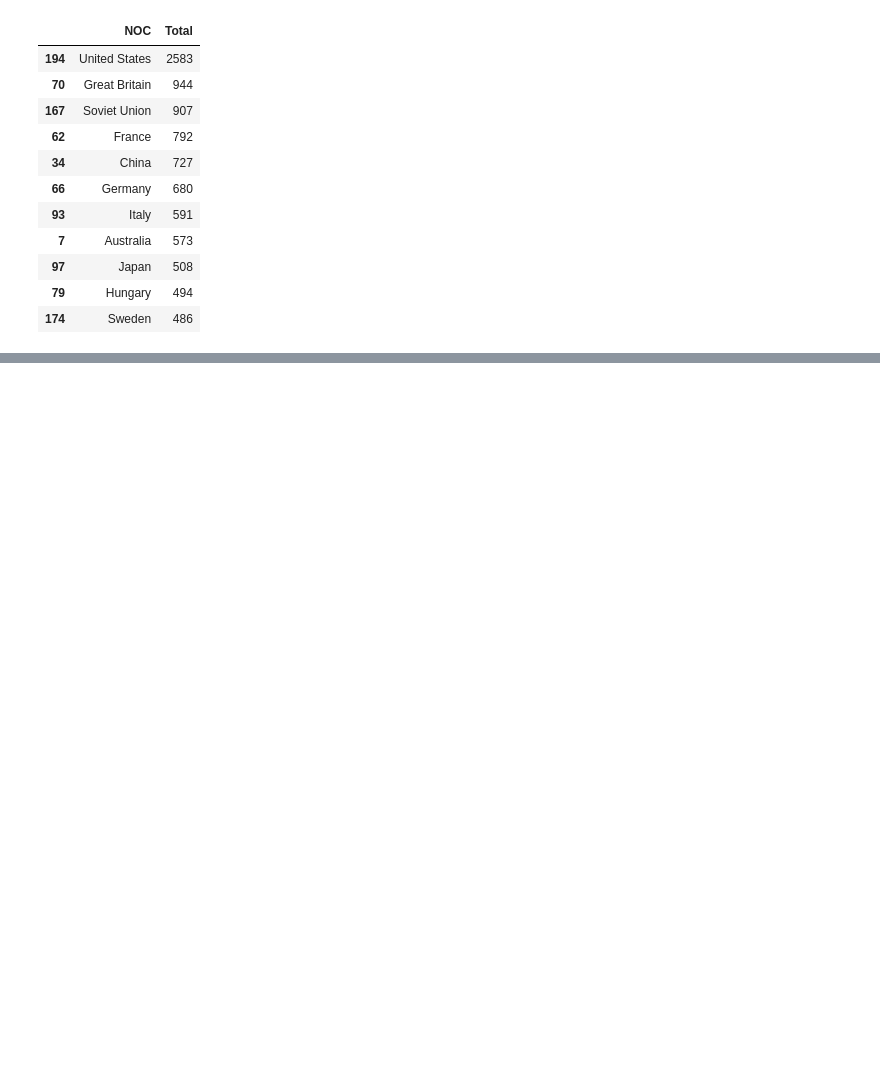
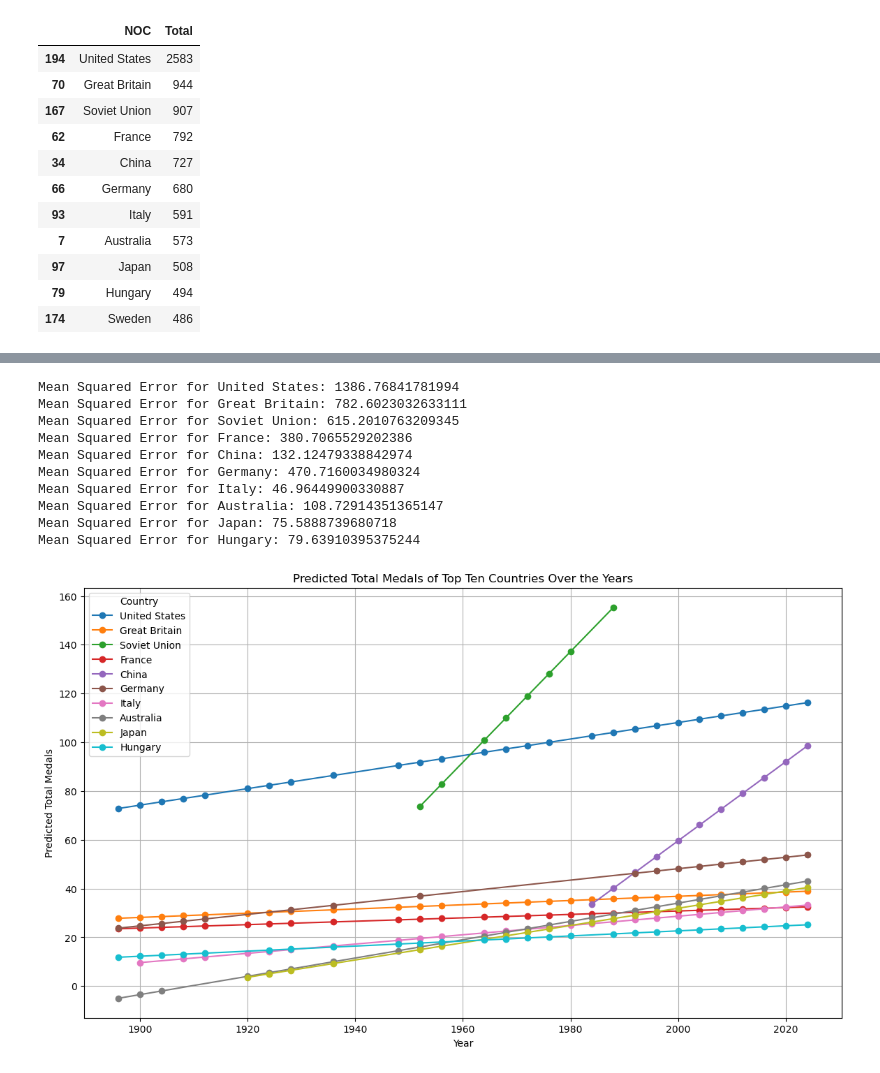
Before and after one commit to yyccbb/mcm_2025, a Jupyter notebook: src/lt1_simple_prediction.ipynb, the cells around one changed output, grey strips where cells are left out. Drawn from its saved outputs; the diff is of its cells as text; code cells hidden in the pictures; blank space fills up the shorter version.

Commit message:
Add OLS and polynomial regression models

```diff
--- a/src/lt1_simple_prediction.ipynb
+++ b/src/lt1_simple_prediction.ipynb
@@ -60,0 +59,53 @@ plt.show()
+# %%
+#simple linear regression
+import pandas as pd
+import matplotlib.pyplot as plt
+import seaborn as sns
+from sklearn.linear_model import LinearRegression
+from sklearn.metrics import mean_squared_error
+
+# Assuming mdf is your DataFrame
+# Select the top ten countries based on total medals
+grouped_data10 = mdf.groupby(['NOC'])['Total'].sum().reset_index().sort_values(by='Total', ascending=False)
+top_countries = grouped_data10.head(10)['NOC'].tolist()
+
+# Filter data for selected countries
+filtered_data = mdf[mdf['NOC'].isin(top_countries)]
+
+# Dictionary to store models and predictions
+models = {}
+predictions = {}
+
+# Train a regression model for each country
+for country in top_countries:
+    country_data = filtered_data[filtered_data['NOC'] == country]
+    X = country_data[['Year']]
+    y = country_data['Total']
+
+    model = LinearRegression()
+    model.fit(X, y)
+
+    # Store the model
+    models[country] = model
+
+    # Make predictions
+    country_data['Predicted_Total'] = model.predict(X)
+    predictions[country] = country_data
+
+    # Print Mean Squared Error for each country
+    mse = mean_squared_error(y, country_data['Predicted_Total'])
+    print(f'Mean Squared Error for {country}:', mse)
+
+# Plotting
+plt.figure(figsize=(14, 8))
+for country in top_countries:
+    country_data = predictions[country]
+    plt.plot(country_data['Year'], country_data['Predicted_Total'], marker='o', label=country)
+
+plt.title('Predicted Total Medals of Top Ten Countries Over the Years')
+plt.xlabel('Year')
+plt.ylabel('Predicted Total Medals')
+plt.legend(title='Country')
+plt.grid(True)
+plt.show()
+# %% [output]
@@ -60,0 +129,11 @@ plt.show()
+Mean Squared Error for United States: 1386.76841781994
+Mean Squared Error for Great Britain: 782.6023032633111
+Mean Squared Error for Soviet Union: 615.2010763209345
+Mean Squared Error for France: 380.7065529202386
+Mean Squared Error for China: 132.12479338842974
+Mean Squared Error for Germany: 470.7160034980324
+Mean Squared Error for Italy: 46.96449900330887
+Mean Squared Error for Australia: 108.72914351365147
+Mean Squared Error for Japan: 75.5888739680718
+Mean Squared Error for Hungary: 79.63910395375244
+[figure, added]
```
Also changed, not shown: parts of 5 cells of this notebook.
